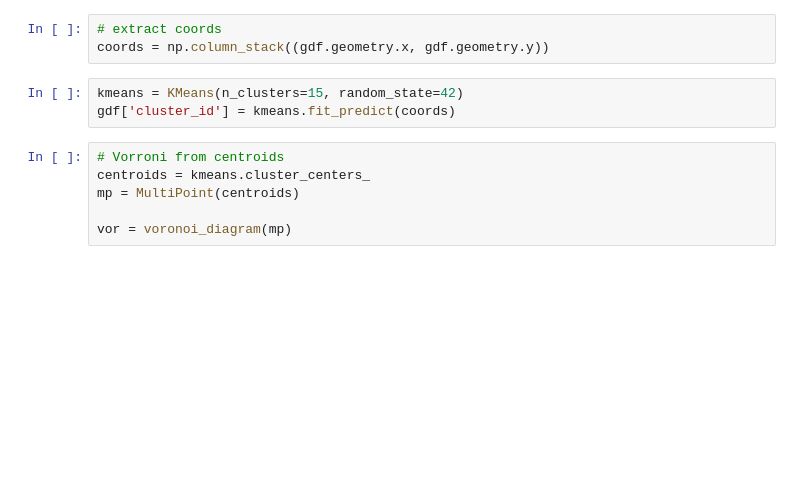
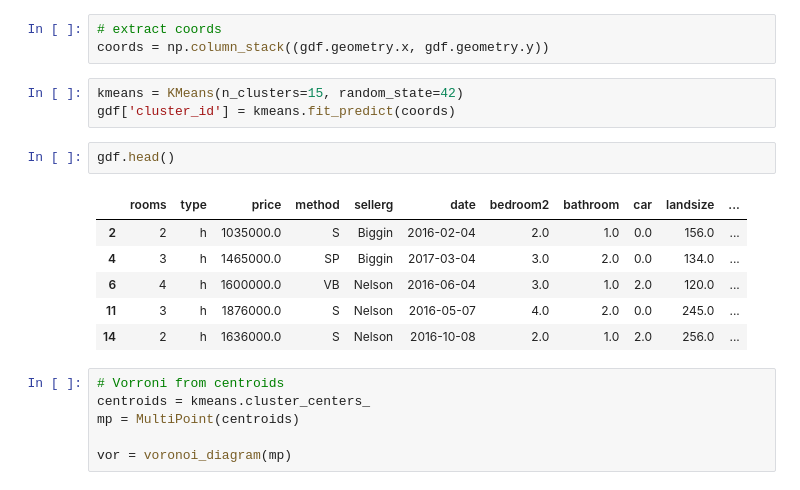
Before and after one commit to lbrodsky/machine_learning_geosciences, a Jupyter notebook: 10_xAI/10_LAB_xAI_Melbourne_Housing_LIME.ipynb, the cells around one changed output. Drawn from its saved outputs; the diff is of its cells as text; blank space fills up the shorter version.

```diff
--- a/10_xAI/10_LAB_xAI_Melbourne_Housing_LIME.ipynb
+++ b/10_xAI/10_LAB_xAI_Melbourne_Housing_LIME.ipynb
@@ -207,6 +269,15 @@ coords = np.column_stack((gdf.geometry.x, gdf.geometry.y))
 # %%
 kmeans = KMeans(n_clusters=15, random_state=42)
 gdf['cluster_id'] = kmeans.fit_predict(coords)
+# %%
+gdf.head()
+# %% [output]
+|  | rooms | type | price | method | sellerg | date | bedroom2 | bathroom | car | landsize | ... |
+| 2 | 2 | h | 1035000.0 | S | Biggin | 2016-02-04 | 2.0 | 1.0 | 0.0 | 156.0 | ... |
+| 4 | 3 | h | 1465000.0 | SP | Biggin | 2017-03-04 | 3.0 | 2.0 | 0.0 | 134.0 | ... |
+| 6 | 4 | h | 1600000.0 | VB | Nelson | 2016-06-04 | 3.0 | 1.0 | 2.0 | 120.0 | ... |
+| 11 | 3 | h | 1876000.0 | S | Nelson | 2016-05-07 | 4.0 | 2.0 | 0.0 | 245.0 | ... |
+| 14 | 2 | h | 1636000.0 | S | Nelson | 2016-10-08 | 2.0 | 1.0 | 2.0 | 256.0 | ... |
 # %%
 # Vorroni from centroids
 centroids = kmeans.cluster_centers_
```
Also changed, not shown: parts of 37 cells of this notebook.
